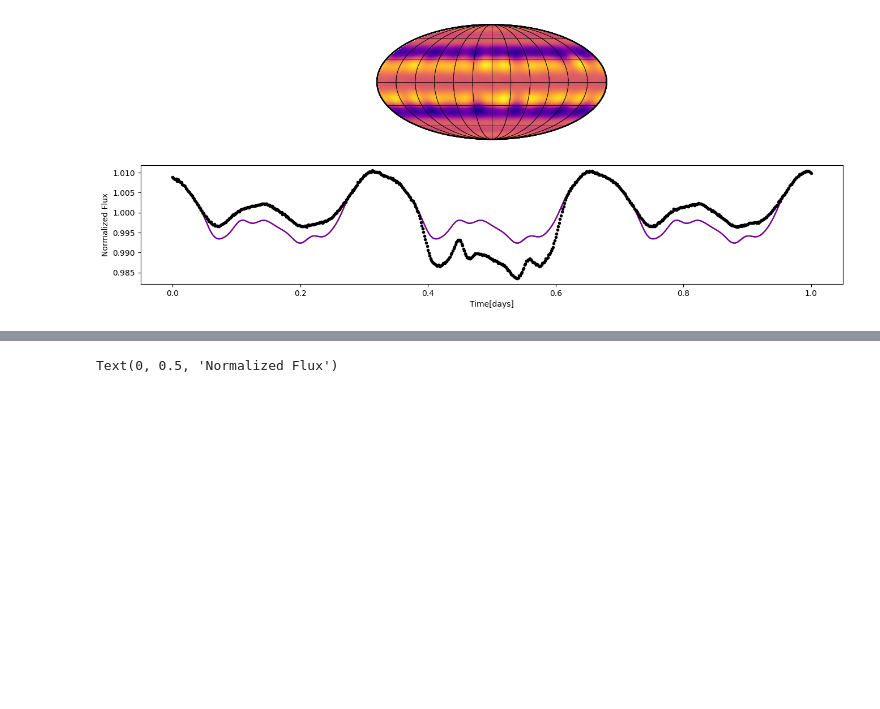
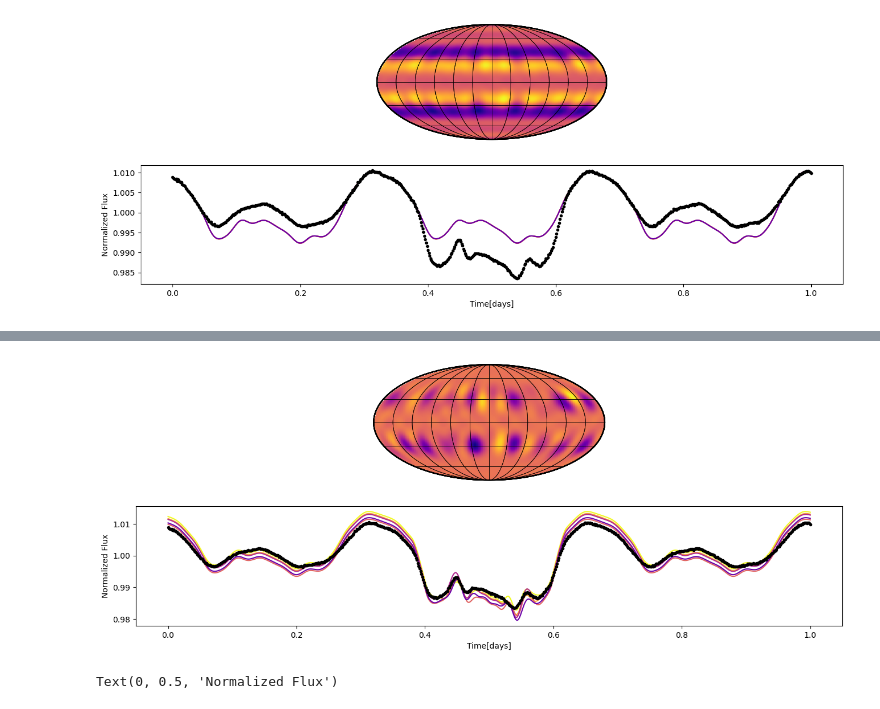
Before and after one commit to ssagynbayeva/starry-project, a Jupyter notebook: ShortLightCurve/SyntheticData-get-lc-from-posterior.ipynb, the cells around one changed output, grey strips where cells are left out. Drawn from its saved outputs; the diff is of its cells as text; code cells hidden in the pictures; blank space fills up the shorter version.

```diff
--- a/ShortLightCurve/SyntheticData-get-lc-from-posterior.ipynb
+++ b/ShortLightCurve/SyntheticData-get-lc-from-posterior.ipynb
@@ -936,3 +937,94 @@ plt.ylabel('Normalized Flux')
 # %% [output]
 Text(0, 0.5, 'Normalized Flux')
 [figure]
+# %%
+nsamples = 5
+# norm = Normalize(vmin=0.5, vmax=1.1)
+cmap = plt.get_cmap("plasma_r")
+
+map = starry.Map(15,2)
+
+# the sp params should all be drawn from the same sample
+sp = StarryProcess(
+        mu=params['gp.mu']['truth'],
+        sigma=params['gp.sigma']['truth'],
+        r=params['gp.r']['truth'],
+        c=params['gp.c']['truth'],
+        n=params['gp.n']['truth'],
+        marginalize_over_inclination=False,
+        normalized=False,
+    )
+
+
+flux_sys=np.zeros((nsamples,len(t)))
+
+map.inc = params["star.inc"]["truth"]
+map[1] = params["star.u1"]["truth"]
+map[2] = params["star.u2"]["truth"]
+
+star = starry.Primary(map, m=params["star.m"]["truth"])
+planet = starry.Secondary(
+starry.Map(),
+    inc=params["planet.inc"]["truth"],
+    ecc=params["planet.ecc"]["truth"],
+    Omega=params["planet.Omega"]["truth"],
+    w=params["planet.w"]["truth"],
+    porb=params["planet.porb"]["truth"],
+    t0=params["planet.t0"]["truth"],
+)
+sys = starry.System(star, planet)
+xo, yo, zo = sys.position(t)
+xo = xo.eval()[1]
+yo = yo.eval()[1]
+zo = zo.eval()[1]
+
+theta = (360 * t / params["star.prot"]["truth"]) % 360
+
+A = map.design_matrix(
+        theta=theta,
+        xo=xo[1],
+        yo=yo[1],
+        zo=zo[1],
+        ro=params["planet.r"]["truth"],
+    ).eval()
+
+A = A / samples_dict['gp.norm'][rand_index]
+
+Sigma_s = sp.cov_ylm
+mu_ylm = sp.mean_ylm
+mu_ylm = tt.inc_subtensor(mu_ylm[0], 1)
+mu_flux = tt.dot(A, mu_ylm)
+# theta = 360 * t
+
+y = sp.sample_ylm_conditional(t=t, flux=flux, data_cov=err**2, A=A, nsamples=nsamples, baseline_mean=1/params['gp.norm']['truth'],
+                              baseline_var=params['gp.norm']['truth'],p=params['star.prot']['truth'],i=params['star.inc']['truth']).eval()
+# y = sp.sample_ylm(nsamples=nsamples).eval()
+fig, ax = plt.subplots(
+    2,
+    figsize=(16, 6),
+)
+# Normalize so that the background photosphere
+# has unit intensity (for plotting)
+y[:, 0] += 1
+
+for k in range(nsamples):
+    y[k] = y[k].reshape(-1)
+
+    map[:,:] = y[k]
+    map.show(ax=ax[0], projection="moll")
+
+    # Compute the light curve
+    # flux_sys = A @ y[k] / params['gp.norm']['truth']
+    flux_sys = map.flux(theta=theta, xo=xo, yo=yo, zo=zo, ro=params["planet.r"]["truth"]).eval() / params['gp.norm']['truth']
+
+    # *** Normalize the flux
+    # flux_sys -= np.mean(flux_sys.eval())
+    # flux_sys[k] *= 1e3
+
+    plt.plot(t, flux_sys, color=cmap(k/5))
+    # plt.plot(t,mu_ylm_from_model, color=cmap(k/5))
+plt.plot(t,flux,'k.')
+# plt.plot(t, mu_flux.eval(), 'r.')
+plt.xlabel('Time[days]')
+plt.ylabel('Normalized Flux')
+# %% [output]
@@ -939,3 +1032,4 @@ Text(0, 0.5, 'Normalized Flux')
+[figure, added]
 # %%
 nsamples = 1
 # norm = Normalize(vmin=0.5, vmax=1.1)
```
Also changed, not shown: parts of 2 cells of this notebook.
